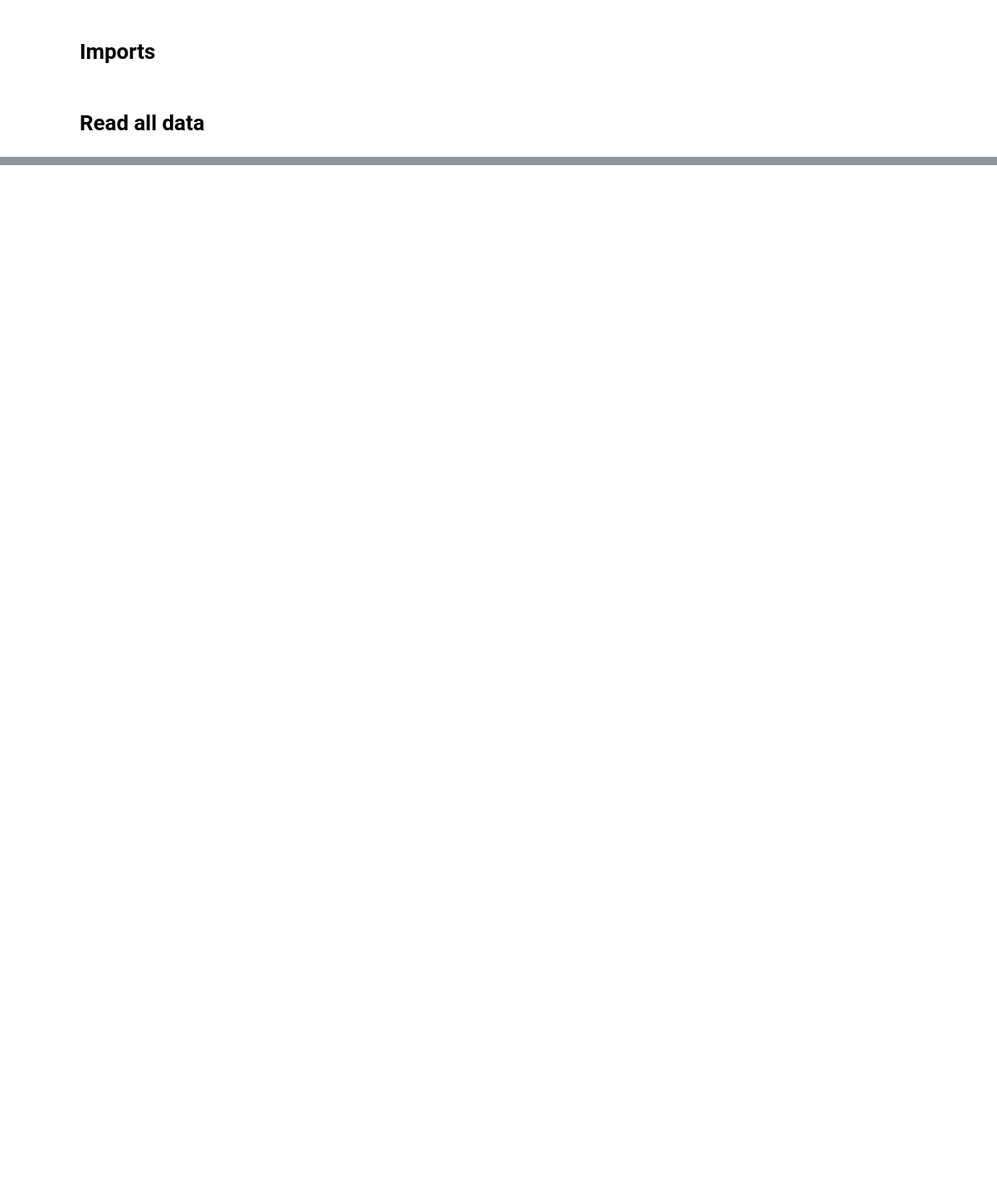
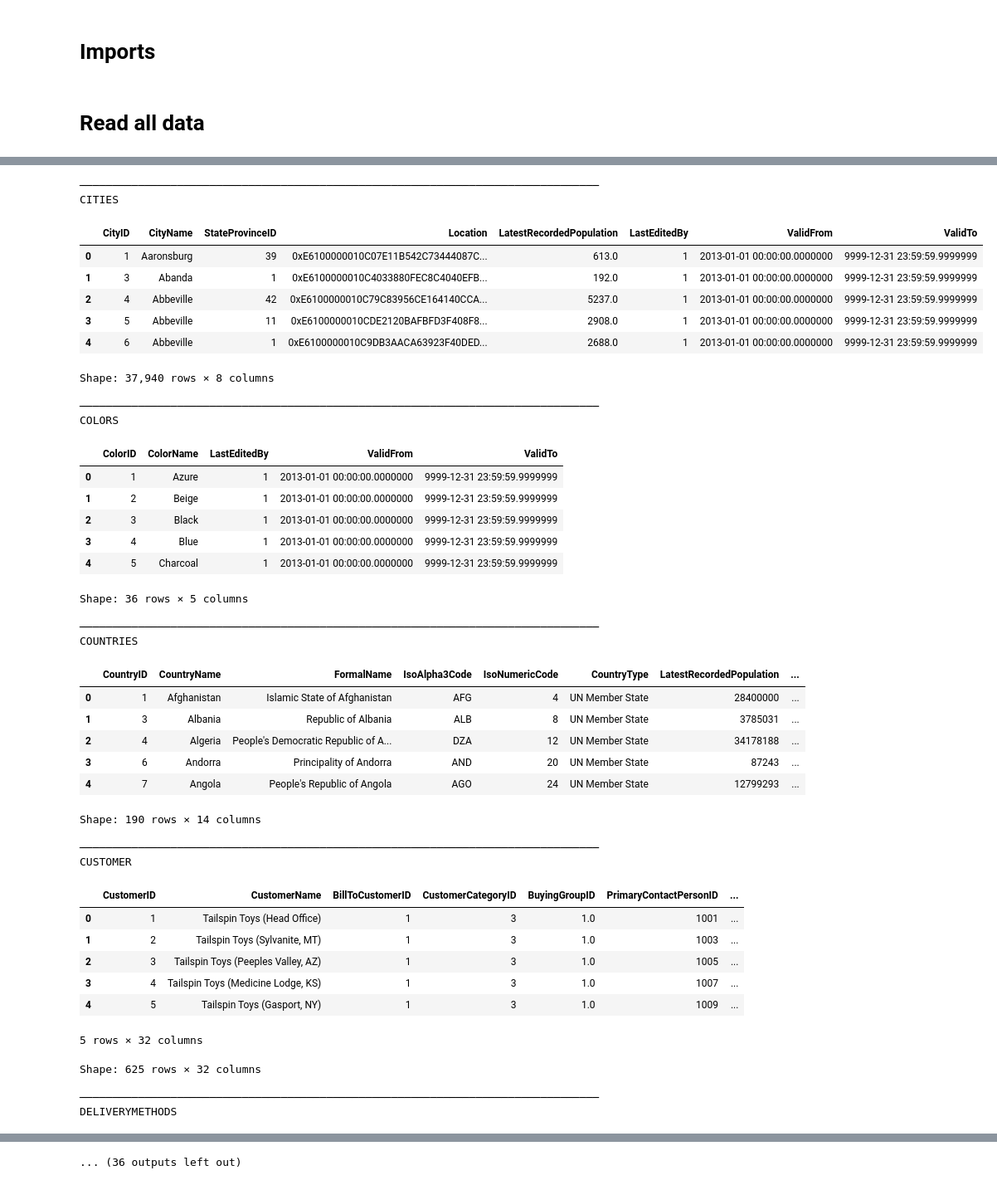
Before and after one commit to mibeit/lakehouse-demo, a Jupyter notebook: notebooks/exploration.ipynb, the cells around one changed output, grey strips where cells are left out. Shown at 83% size. Saved outputs shown, nothing was run; the diff lists cells and outputs as text; code cells hidden in the pictures; blank space fills up the shorter version.

```diff
--- a/notebooks/exploration.ipynb
+++ b/notebooks/exploration.ipynb
@@ -120,13 +78,52 @@ for table_name, df in sorted(bronze_2013_2014_tables.items()):
 # %%
-# Head(5) loop for all DataFrames (2013-2014 only)
-print(f"\n{'='*80}")
-print(f"👀 FIRST 5 ROWS FOR ALL TABLES ({len(bronze_2013_2014_tables)} tables)")
-print(f"{'='*80}\n")
-
+# First 5 rowsw
 for table_name, df in sorted(bronze_2013_2014_tables.items()):
     table_label = table_name.replace('df_', '')
     print(f"\n{'─'*80}")
-    print(f"📋 {table_label.upper()} - First 5 rows")
-    print(f"{'─'*80}")
-    print(df.head(5).to_string())
+    print(f"{table_label.upper()}")
+    display(df.head(5))
     print(f"Shape: {df.shape[0]:,} rows × {df.shape[1]} columns")
+# %% [output]
+────────────────────────────────────────────────────────────────────────────────
+CITIES
+|  | CityID | CityName | StateProvinceID | Location | LatestRecordedPopulation | LastEditedBy | ValidFrom | ValidTo |
+| 0 | 1 | Aaronsburg | 39 | 0xE6100000010C07E11B542C73444087C... | 613.0 | 1 | 2013-01-01 00:00:00.0000000 | 9999-12-31 23:59:59.9999999 |
+| 1 | 3 | Abanda | 1 | 0xE6100000010C4033880FEC8C4040EFB... | 192.0 | 1 | 2013-01-01 00:00:00.0000000 | 9999-12-31 23:59:59.9999999 |
+| 2 | 4 | Abbeville | 42 | 0xE6100000010C79C83956CE164140CCA... | 5237.0 | 1 | 2013-01-01 00:00:00.0000000 | 9999-12-31 23:59:59.9999999 |
+| 3 | 5 | Abbeville | 11 | 0xE6100000010CDE2120BAFBFD3F408F8... | 2908.0 | 1 | 2013-01-01 00:00:00.0000000 | 9999-12-31 23:59:59.9999999 |
+| 4 | 6 | Abbeville | 1 | 0xE6100000010C9DB3AACA63923F40DED... | 2688.0 | 1 | 2013-01-01 00:00:00.0000000 | 9999-12-31 23:59:59.9999999 |
+Shape: 37,940 rows × 8 columns
+
+────────────────────────────────────────────────────────────────────────────────
+COLORS
+|  | ColorID | ColorName | LastEditedBy | ValidFrom | ValidTo |
+| 0 | 1 | Azure | 1 | 2013-01-01 00:00:00.0000000 | 9999-12-31 23:59:59.9999999 |
+| 1 | 2 | Beige | 1 | 2013-01-01 00:00:00.0000000 | 9999-12-31 23:59:59.9999999 |
+| 2 | 3 | Black | 1 | 2013-01-01 00:00:00.0000000 | 9999-12-31 23:59:59.9999999 |
+| 3 | 4 | Blue | 1 | 2013-01-01 00:00:00.0000000 | 9999-12-31 23:59:59.9999999 |
+| 4 | 5 | Charcoal | 1 | 2013-01-01 00:00:00.0000000 | 9999-12-31 23:59:59.9999999 |
+Shape: 36 rows × 5 columns
+
+────────────────────────────────────────────────────────────────────────────────
+COUNTRIES
+|  | CountryID | CountryName | FormalName | IsoAlpha3Code | IsoNumericCode | CountryType | LatestRecordedPopulation | ... |
+| 0 | 1 | Afghanistan | Islamic State of Afghanistan | AFG | 4 | UN Member State | 28400000 | ... |
+| 1 | 3 | Albania | Republic of Albania | ALB | 8 | UN Member State | 3785031 | ... |
+| 2 | 4 | Algeria | People's Democratic Republic of A... | DZA | 12 | UN Member State | 34178188 | ... |
+| 3 | 6 | Andorra | Principality of Andorra | AND | 20 | UN Member State | 87243 | ... |
+| 4 | 7 | Angola | People's Republic of Angola | AGO | 24 | UN Member State | 12799293 | ... |
+Shape: 190 rows × 14 columns
+
+────────────────────────────────────────────────────────────────────────────────
+CUSTOMER
+|  | CustomerID | CustomerName | BillToCustomerID | CustomerCategoryID | BuyingGroupID | PrimaryContactPersonID | ... |
+| 0 | 1 | Tailspin Toys (Head Office) | 1 | 3 | 1.0 | 1001 | ... |
+| 1 | 2 | Tailspin Toys (Sylvanite, MT) | 1 | 3 | 1.0 | 1003 | ... |
+| 2 | 3 | Tailspin Toys (Peeples Valley, AZ) | 1 | 3 | 1.0 | 1005 | ... |
+| 3 | 4 | Tailspin Toys (Medicine Lodge, KS) | 1 | 3 | 1.0 | 1007 | ... |
+| 4 | 5 | Tailspin Toys (Gasport, NY) | 1 | 3 | 1.0 | 1009 | ... |
+5 rows × 32 columns
+Shape: 625 rows × 32 columns
+
+────────────────────────────────────────────────────────────────────────────────
+DELIVERYMETHODS
@@ -132,0 +140 @@ for table_name, df in sorted(bronze_2013_2014_tables.items()):
+... (36 outputs left out)
```
Also changed, not shown: parts of 8 cells of this notebook.
